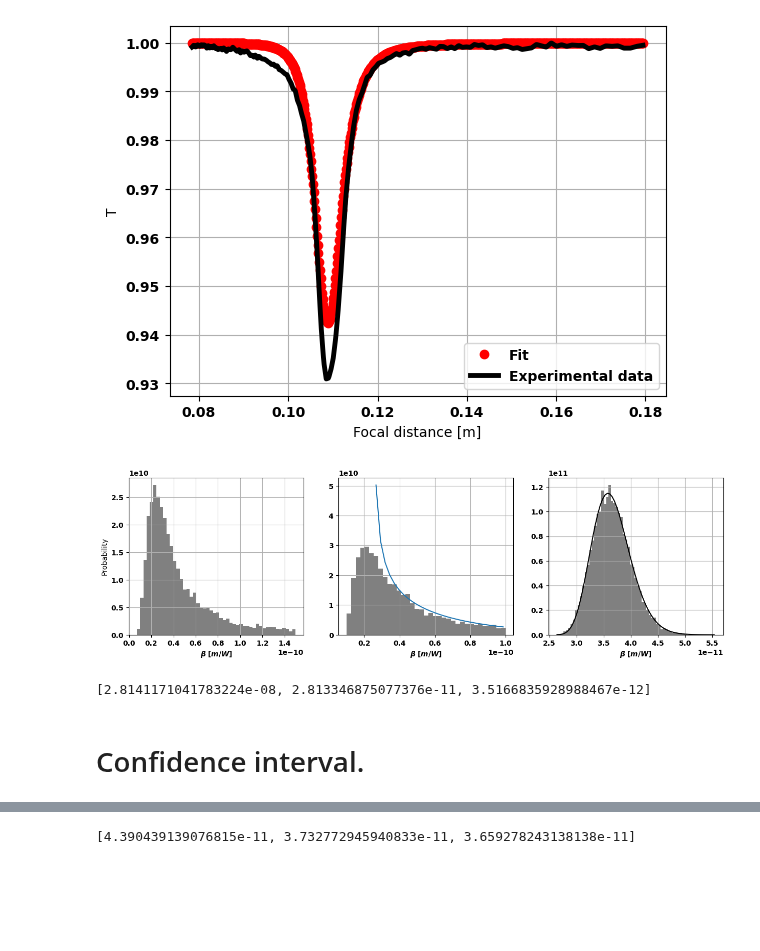
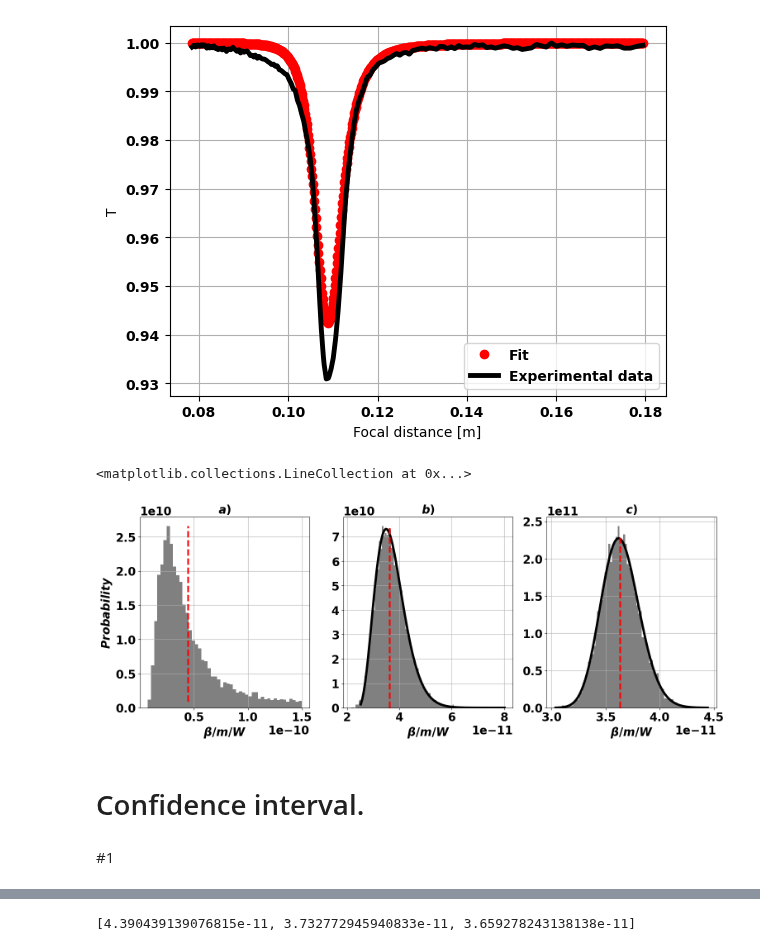
Before and after one commit to EstebanM-98/University_codes, a Jupyter notebook: TPA/Analisis.ipynb, the cells around one changed output, grey strips where cells are left out. Drawn from its saved outputs; the diff is of its cells as text; code cells hidden in the pictures; blank space fills up the shorter version.

```diff
--- a/TPA/Analisis.ipynb
+++ b/TPA/Analisis.ipynb
@@ -153,7 +153,7 @@ def dist_betas(N,par,desv):
     er_R=0.005*par[8]
     er_freq=0*par[9]
     er_trans=0*par[10]
-    er_focal=0.*par[11]
+    er_focal=0.5e-3*par[11]
     # Randomly c
     for ii in range(N):
 
@@ -211,14 +211,15 @@ def real(x,sigma):
     x_new=np.sqrt((x-k1))
     return 1/(2*x_new)*(gaussian(x_new,mu0,sigm0)+gaussian(-x_new,mu0,sigm0))
 # %%
-meansg=[]
 meansc=[]
 desvg=[]
 desvc=[]
 meanscal=[]
 desvcal=[]
 
-f=plt.figure(figsize=(15,4))
+f=plt.figure(figsize=(18,6))
+matplotlib.rc('xtick', labelsize=20)
+matplotlib.rc('ytick', labelsize=20)
 
 plt.subplot(131)
 pars=np.ones(12)
@@ -230,27 +231,24 @@ for i in range(len(beta_hist)):
 
 beta_hist=np.delete(beta_hist,borr)
 err=0.8
-#print('Criterio de gaussianidad: ',confirm_gauss(beta_hist))
-(mu, sigma) = norm.fit(beta_hist)
-n, bins, patches =plt.hist(beta_hist,bins='fd',density=True,color='gray')
-plt.ylabel('Probability')
-plt.xlabel(r'$\beta$ $[m/W]$')
-#plt.title(r'$\mathrm{Histogram:}\ \mu=%.3f,\ \sigma=%.3f$' %(mu, sigma))
+n1, bins, patches =plt.hist(beta_hist,bins='fd',density=True,color='gray')
+plt.ylabel('$Probability$',fontsize=20)
+plt.xlabel(r'$\beta/m/W$',fontsize=20)
+plt.title('$a)$',fontsize=20)
+mids1 = 0.5*(bins[1:] + bins[:-1])
+meansc.append(np.average(mids1, weights=n1))
+mean=np.average(mids1, weights=n1)
+plt.vlines(mean,ymin=min(n1),ymax=max(n1),color='r',linewidth=3,linestyle='--')
+var = np.average((mids1 - mean)**2, weights=n1)
+desvc.append(var**0.5)
 plt.grid(True)
-meansg.append(np.mean(beta_hist))
-mids = 0.5*(bins[1:] + bins[:-1])
-meansc.append(np.average(mids, weights=n))
-mean=np.average(mids, weights=n)
-desvg.append(np.std(beta_hist))
-var = np.average((mids - mean)**2, weights=n)
-desvc.append(var**0.5)
-meanscal.append(BETA(T_e[index],focal[index],L,Pavg,Tp,wl,D,ds,Cf,alfa,R,freq)+c2**2*err**2)
-desvcal.append(np.sqrt(c1**2*err**2+2*c2**4*err**4))
+
 
 plt.subplot(132)
 pars=np.zeros(12)
 pars[4]=1
-beta_hist=np.array(dist_betas(10000,pars,0.8e-3))
+err=0.16e-3
+beta_hist=np.array(dist_betas(20000,pars,err))
 borr=[]
 for i in range(len(beta_hist)):
     if beta_hist[i]>10e-11:
@@ -259,60 +257,60 @@ for i in range(len(beta_hist)):
 beta_hist=np.delete(beta_hist,borr)
 #print('Criterio de gaussianidad: ',confirm_gauss(beta_hist))
 n, bins, patches =plt.hist(beta_hist,bins='fd',density=True,color='gray')
-err=0.8e-3
-mids = 0.5*(bins[1:] + bins[:-1])
-plt.plot(mids,real(mids,err))
-plt.xlabel(r'$\beta$ $[m/W]$')
-plt.grid(True)
-meansg.append(np.mean(beta_hist))
-meansc.append(np.average(mids, weights=n))
-mean=np.average(mids, weights=n)
-desvg.append(np.std(beta_hist))
-var = np.average((mids - mean)**2, weights=n)
+mids2 = 0.5*(bins[1:] + bins[:-1])
+func2=real(mids2,err)
+plt.plot(mids2,func2,'k',linewidth=4)
+plt.title('$b)$',fontsize=20)
+plt.vlines((BETA(T_e[index],focal[index],L,Pavg,Tp,wl,D,ds,Cf,alfa,R,freq)+c2**2*err**2),ymin=min(n),ymax=max(n),linewidth=3,color='r',linestyle='--')
+meansc.append(np.average(mids2, weights=n))
+mean=np.average(mids2, weights=n)
+var = np.average((mids2 - mean)**2, weights=n)
 desvc.append(var**0.5)
 meanscal.append(BETA(T_e[index],focal[index],L,Pavg,Tp,wl,D,ds,Cf,alfa,R,freq)+c2**2*err**2)
 desvcal.append(np.sqrt(c1**2*err**2+2*c2**4*err**4))
+plt.grid()
+plt.xlabel(r'$\beta/m/W$',fontsize=20)
 
 
 plt.subplot(133)
 pars=np.zeros(12)
 pars[4]=1
-beta_hist=np.array(dist_betas(10000,pars,0.1e-3))
+err=0.05e-3
+beta_hist=np.array(dist_betas(20000,pars,err))
 borr=[]
 for i in range(len(beta_hist)):
     if beta_hist[i]>8e-11:
         borr.append(i)
 
 beta_hist=np.delete(beta_hist,borr)
 #mu, sigma) = norm.fit(beta_hist)
 #l = plt.plot(bins, y, '--k', linewidth=4)
-err=0.1e-3
+err=0.05e-3
 ##print('Criterio de gaussianidad: ',confirm_gauss(beta_hist))
 #(mu, sigma) = norm.fit(beta_hist)
 n, bins, patches =plt.hist(beta_hist,bins='fd',density=True,color='gray')
 #y = norm.pdf( bins, mu, sigma)
 #l = plt.plot(bins, y, '--k', linewidth=4)
 #u=BETA(T_e[index],focal[index],L,Pavg,Tp,wl,D,ds,Cf,alfa,R,freq)+c2*err**2
 #sigma=np.sqrt(err-3**2*c1**2+c2**2*(3**err-3**4-err-3**2))
 plt.grid(True)
-plt.xlabel(r'$\beta$ $[m/W]$')
-meansg.append(np.mean(beta_hist))
+plt.title('$c)$',fontsize=20)
+plt.xlabel(r'$\beta/m/W$',fontsize=20)
 mids = 0.5*(bins[1:] + bins[:-1])
 func=real(mids,err)
-plt.plot(mids,func,'k')
-
+plt.plot(mids,func,'k',linewidth=4)
 meansc.append(np.average(mids, weights=n))
 mean=np.average(mids, weights=n)
 desvg.append(np.std(beta_hist))
 var = np.average((mids - mean)**2, weights=n)
 desvc.append(var**0.5)
 meanscal.append(BETA(T_e[index],focal[index],L,Pavg,Tp,wl,D,ds,Cf,alfa,R,freq)+c2**2*err**2)
 desvcal.append(np.sqrt(c1**2*err**2+2*c2**4*err**4))
+plt.vlines((BETA(T_e[index],focal[index],L,Pavg,Tp,wl,D,ds,Cf,alfa,R,freq)+c2**2*err**2),ymin=min(func),ymax=max(func),color='r',linewidth=3,linestyle='--')
 # %% [output]
+<matplotlib.collections.LineCollection at 0x...>
-[figure, old version]
+[figure, new version]
-# %%
-desvcal
-# %% [output]
-[2.8141171041783224e-08, 2.813346875077376e-11, 3.5166835928988467e-12]
 # %% [markdown]
 # Confidence interval.
+# %% [markdown]
+ #1
```
Also changed, not shown: parts of 12 cells of this notebook, 23 other files.
